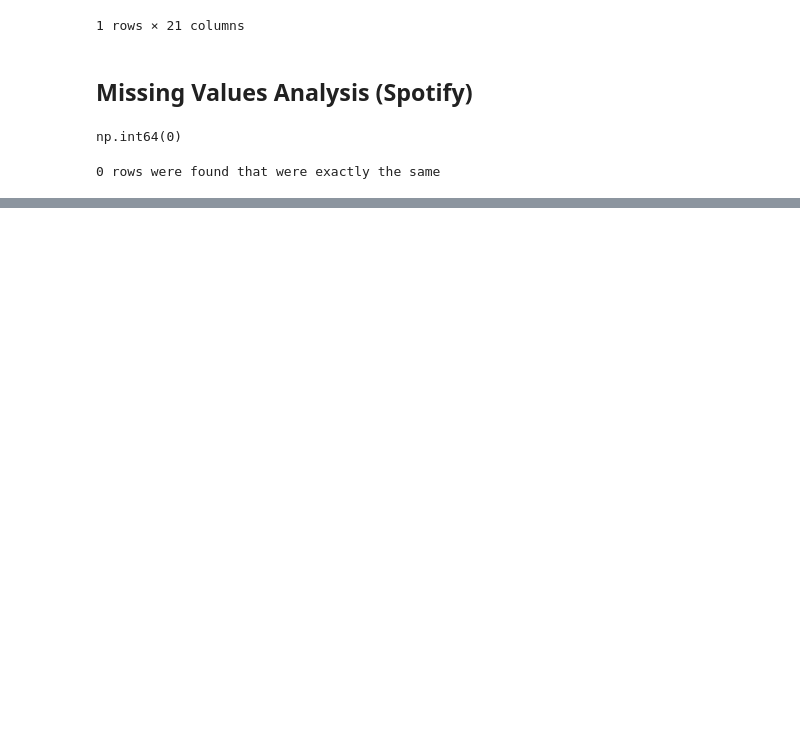
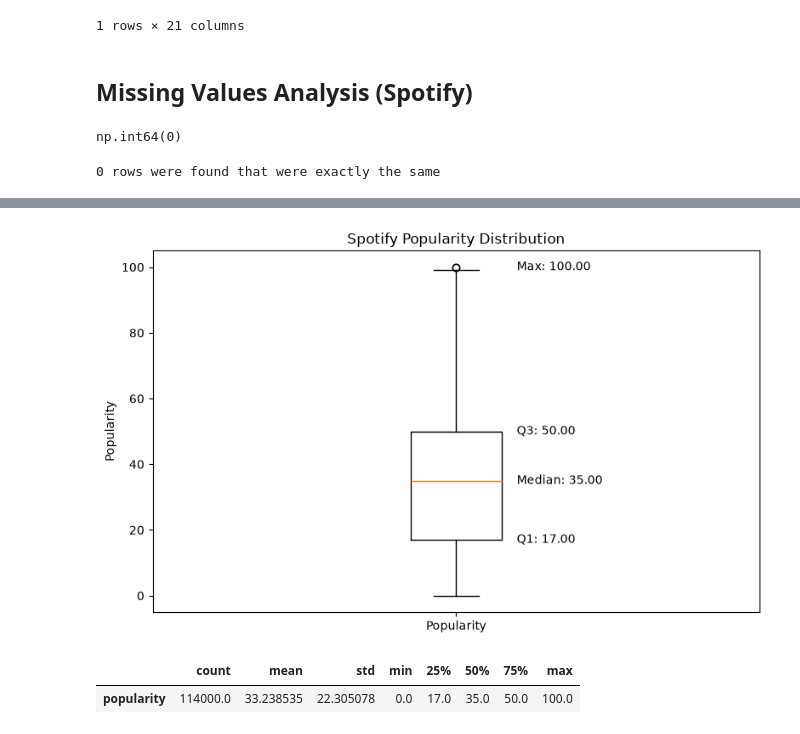
Before and after one commit to sebastianceloriolopezdevdata-hub/Spotify-Grammys-Data-Pipeline, a Jupyter notebook: notebooks/01-EDA_Spotify.ipynb, the cells around one changed output, grey strips where cells are left out. Saved outputs shown, nothing was run; the diff lists cells and outputs as text; code cells hidden in the pictures; blank space fills up the shorter version.

```diff
--- a/notebooks/01-EDA_Spotify.ipynb
+++ b/notebooks/01-EDA_Spotify.ipynb
@@ -137,0 +196,32 @@ if total_duplicated_sp > 0:
+# %%
+
+plt.figure(figsize=(8, 5))
+
+data = spotify_df["popularity"].dropna()
+
+plt.boxplot(data)
+
+# Calculate quartiles and maximum
+Q1 = data.quantile(0.25)
+median = data.median()
+Q3 = data.quantile(0.75)
+maximum = data.max()
+
+# Display values on the chart
+plt.text(1.1, Q1, f'Q1: {Q1:.2f}', va='center')
+plt.text(1.1, median, f'Median: {median:.2f}', va='center')
+plt.text(1.1, Q3, f'Q3: {Q3:.2f}', va='center')
+plt.text(1.1, maximum, f'Max: {maximum:.2f}', va='center')
+
+plt.title("Spotify Popularity Distribution")
+plt.ylabel("Popularity")
+plt.xticks([1], ["Popularity"])
+plt.tight_layout()
+plt.show()
+# %% [output]
+[figure, added]
+# %%
+display(spotify_df[["popularity"]].describe().T)
+# %% [output]
+|  | count | mean | std | min | 25% | 50% | 75% | max |
+| popularity | 114000.0 | 33.238535 | 22.305078 | 0.0 | 17.0 | 35.0 | 50.0 | 100.0 |
```
Also changed, not shown: parts of 20 cells of this notebook.
